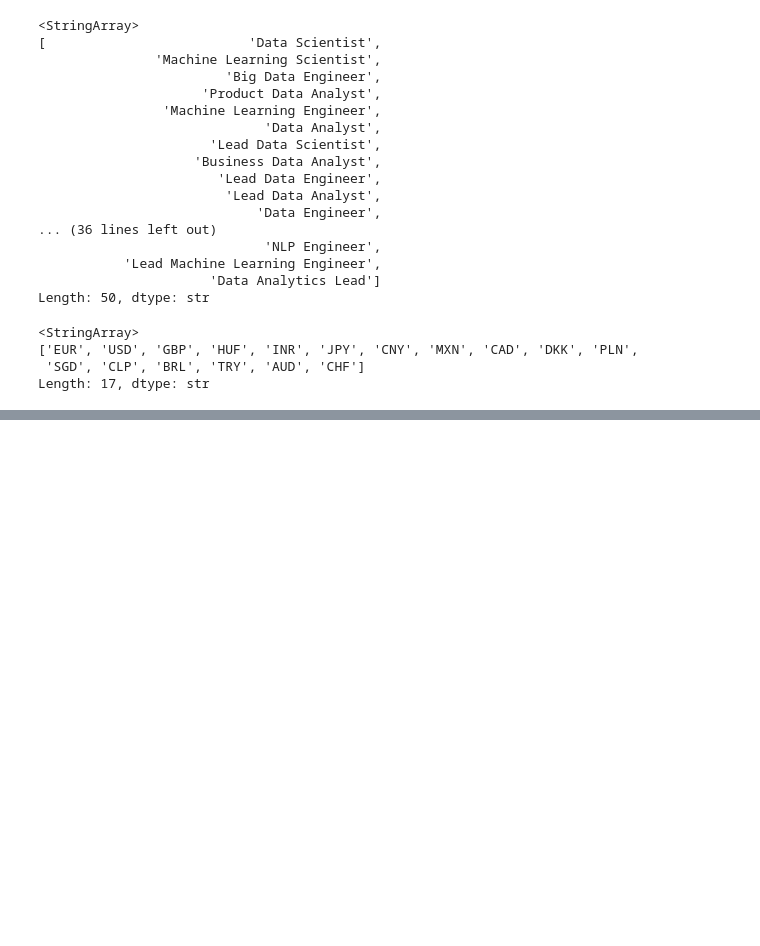
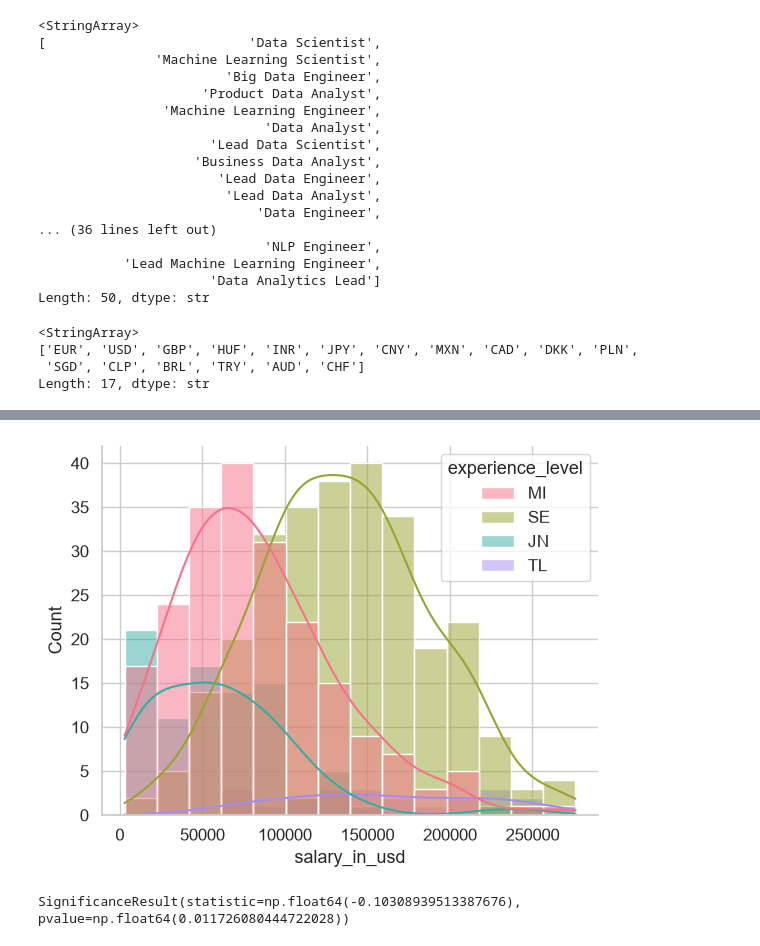
Before and after one commit to VictoriaPulman/Job_market_analysis, a Jupyter notebook: data_analysis.ipynb, the cells around one changed output, grey strips where cells are left out. Saved outputs shown, nothing was run; the diff lists cells and outputs as text; code cells hidden in the pictures; blank space fills up the shorter version.

```diff
--- a/data_analysis.ipynb
+++ b/data_analysis.ipynb
@@ -101,0 +135,10 @@ Length: 17, dtype: str
+# %%
+sns.histplot(data=data, x="salary_in_usd", hue="experience_level", kde=True);
+plt.savefig('images/salary_chart3.png', dpi=300, bbox_inches='tight')
+plt.show()
+# %% [output]
+[figure, added]
+# %%
+spearmanr(data.salary_in_usd, data.company_size)
+# %% [output]
+SignificanceResult(statistic=np.float64(-0.10308939513387676), pvalue=np.float64(0.011726080444722028))
```
Also changed, not shown: parts of 8 cells of this notebook, 7 other files.
